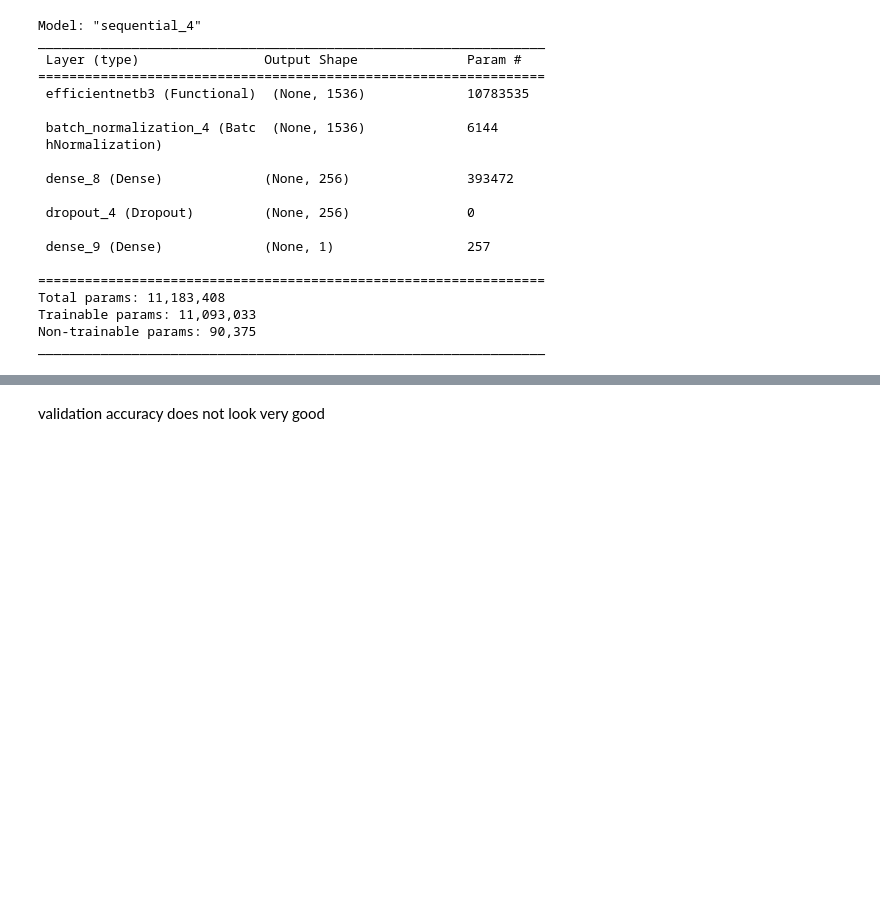
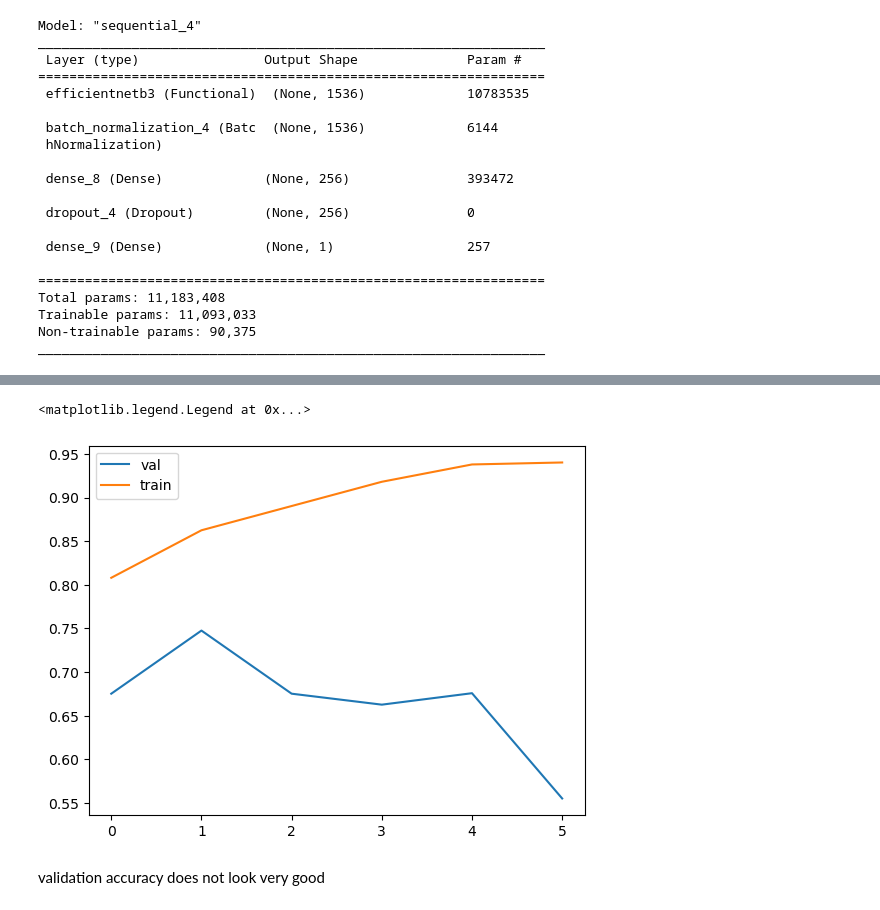
Before and after one commit to triasteran/Machine-Learning-Zoomcamp-2023, a Jupyter notebook: CapstoneProject1/notebook.ipynb, the cells around one changed output, grey strips where cells are left out. Cells and saved outputs as stored; diff of their text form; code cells hidden in the pictures; blank space fills up the shorter version.

```diff
--- a/CapstoneProject1/notebook.ipynb
+++ b/CapstoneProject1/notebook.ipynb
@@ -751,9 +754,12 @@ Epoch 6/6
 # %%
 hist = EfficientNetModel_history.history
-plt.plot(hist['val_acc'], label='val')
-plt.plot(hist['acc'], label='train')
+plt.plot(hist['val_accuracy'], label='val')
+plt.plot(hist['accuracy'], label='train')
 
 plt.legend()
+# %% [output]
+<matplotlib.legend.Legend at 0x...>
+[figure, added]
 # %% [markdown]
 validation accuracy does not look very good
 # %% [markdown]
```
Also changed, not shown: parts of 5 cells of this notebook.
